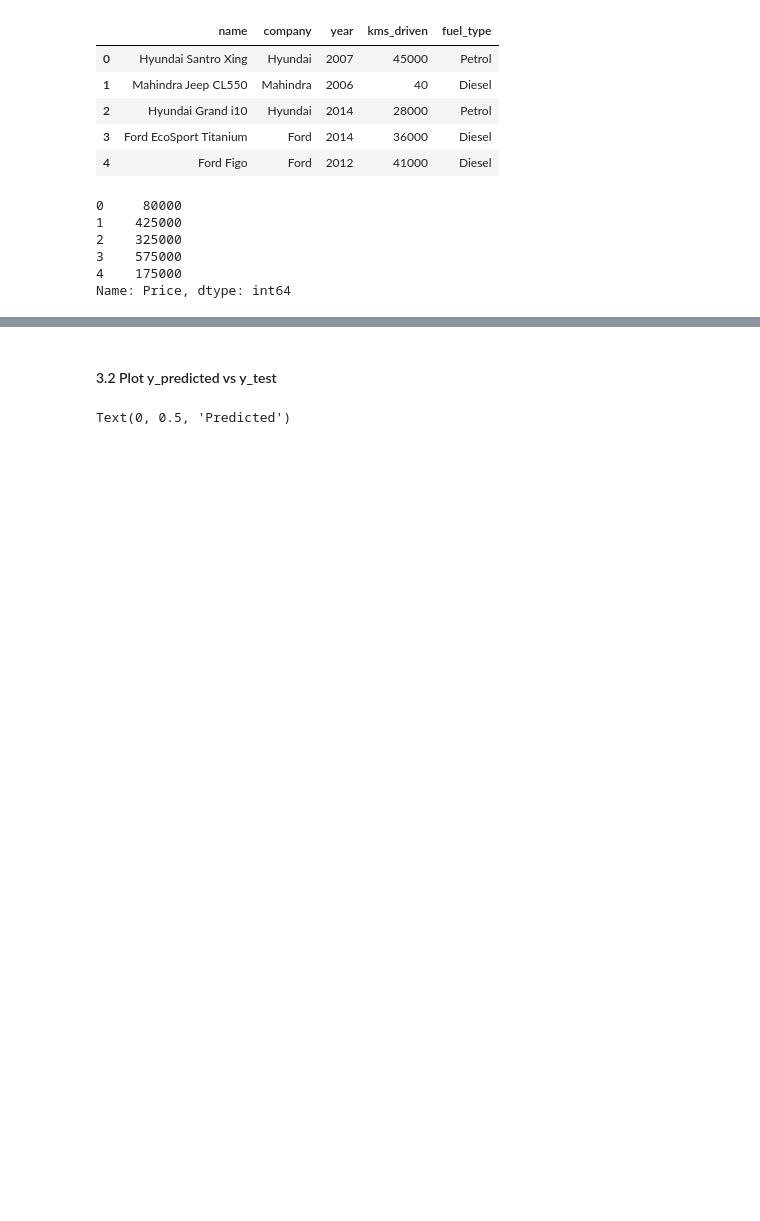
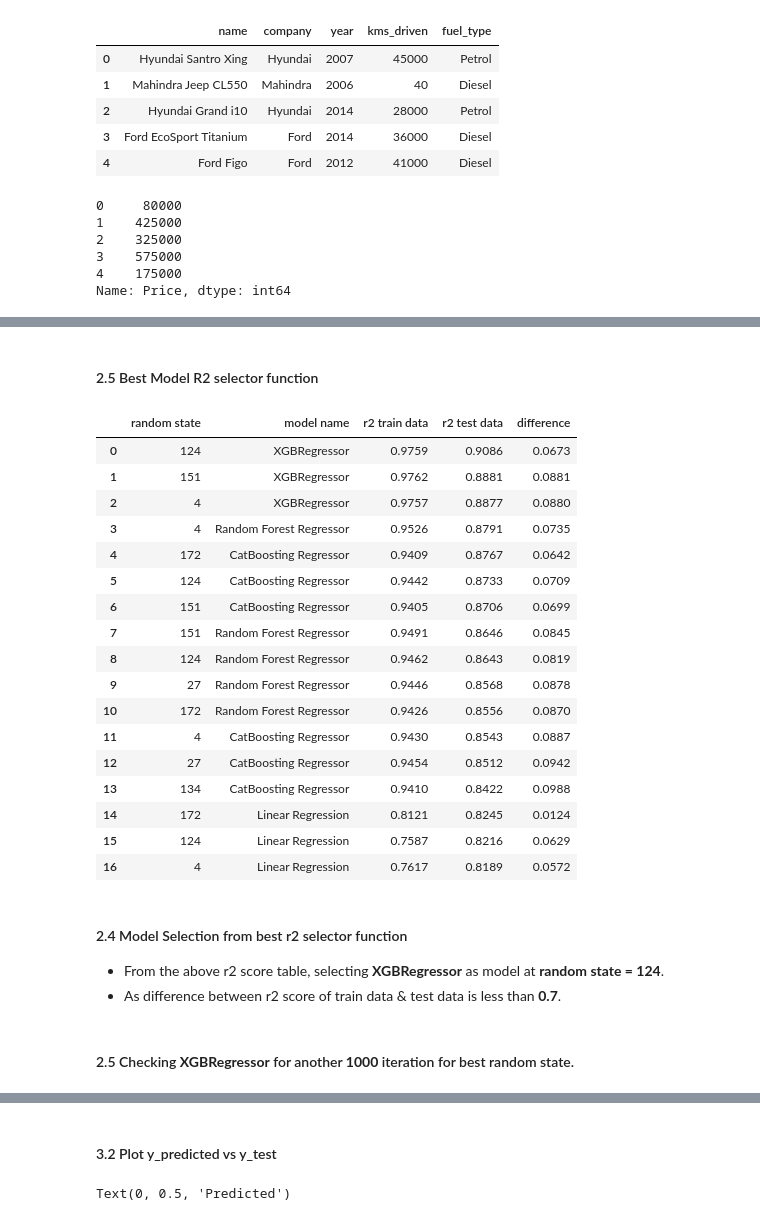
Before and after one commit to krishnarajpatil/Car_Price_Predictor, a Jupyter notebook: notebook/2. MODEL TRAINING.ipynb, the cells around one changed output, grey strips where cells are left out. Drawn from its saved outputs; the diff is of its cells as text; code cells hidden in the pictures; blank space fills up the shorter version.

```diff
--- a/notebook/2. MODEL TRAINING.ipynb
+++ b/notebook/2. MODEL TRAINING.ipynb
@@ -285,0 +171,71 @@ print(r2_score(y_test, y_test_pred))
+# %%
+rand_states, models, r2_score_train_data, r2_score_test_data = model_R2_calc(x, y, column_trans, 200)
+# %% [markdown]
+#### 2.5 Best Model R2 selector function
+# %%
+def best_model_R2_selector(random_state_data, model_data, r2_train_score_data, r2_test_score_data):
+    """
+    This function selects best r2 score of model.
+    It takes input "random_state_data" as list of random states,
+    "model_data" as list of models w.r.t. random states,
+    "r2_train_score_data" as list of r2 of train data w.r.t model & random state
+    & "r2_test_score_data"as list of r2 of train data w.r.t model & random state.
+    In the return, it gives - "new_rand_state - best random state",
+    "new_model_list - list of best models to use at that random state",
+    "new_r2_train_list - best r2 score of train model w.r.t. that best random state & model",
+    "new_r2_test_list - bestr2 score of test model w.r.t. that best random state & model".
+    """
+
+    best_random_state_data = []
+    best_model_data = []
+    best_r2_train_score_data = []
+    best_r2_test_score_data = []
+
+    for k in range(len(random_state_data)):
+        if (abs(r2_train_score_data[k] - r2_test_score_data[k]) < 0.1) and (r2_test_score_data[k] > 0.8):
+            best_random_state_data.append(random_state_data[k])
+            best_model_data.append(model_data[k])
+            best_r2_train_score_data.append(r2_train_score_data[k])
+            best_r2_test_score_data.append(r2_test_score_data[k])
+
+    return best_random_state_data, best_model_data, best_r2_train_score_data, best_r2_test_score_data
+# %%
+best_rand_states, best_models, best_r2_score_train_data, best_r2_score_test_data  = best_model_R2_selector(
+    rand_states, models, r2_score_train_data, r2_score_test_data
+    )
+# %%
+dictionary = {
+    "random state": best_rand_states,
+    "model name":best_models,
+    "r2 train data":best_r2_score_train_data,
+    "r2 test data":best_r2_score_test_data
+    }
+bestModelsDF = pd.DataFrame(dictionary)
+bestModelsDF["difference"] = abs(bestModelsDF["r2 train data"] - bestModelsDF['r2 test data'])
+bestModelsDF = bestModelsDF.sort_values(by=['r2 test data'], ascending=False).reset_index(drop=True)
+bestModelsDF
+# %% [output]
+|  | random state | model name | r2 train data | r2 test data | difference |
+| 0 | 124 | XGBRegressor | 0.9759 | 0.9086 | 0.0673 |
+| 1 | 151 | XGBRegressor | 0.9762 | 0.8881 | 0.0881 |
+| 2 | 4 | XGBRegressor | 0.9757 | 0.8877 | 0.0880 |
+| 3 | 4 | Random Forest Regressor | 0.9526 | 0.8791 | 0.0735 |
+| 4 | 172 | CatBoosting Regressor | 0.9409 | 0.8767 | 0.0642 |
+| 5 | 124 | CatBoosting Regressor | 0.9442 | 0.8733 | 0.0709 |
+| 6 | 151 | CatBoosting Regressor | 0.9405 | 0.8706 | 0.0699 |
+| 7 | 151 | Random Forest Regressor | 0.9491 | 0.8646 | 0.0845 |
+| 8 | 124 | Random Forest Regressor | 0.9462 | 0.8643 | 0.0819 |
+| 9 | 27 | Random Forest Regressor | 0.9446 | 0.8568 | 0.0878 |
+| 10 | 172 | Random Forest Regressor | 0.9426 | 0.8556 | 0.0870 |
+| 11 | 4 | CatBoosting Regressor | 0.9430 | 0.8543 | 0.0887 |
+| 12 | 27 | CatBoosting Regressor | 0.9454 | 0.8512 | 0.0942 |
+| 13 | 134 | CatBoosting Regressor | 0.9410 | 0.8422 | 0.0988 |
+| 14 | 172 | Linear Regression | 0.8121 | 0.8245 | 0.0124 |
+| 15 | 124 | Linear Regression | 0.7587 | 0.8216 | 0.0629 |
+| 16 | 4 | Linear Regression | 0.7617 | 0.8189 | 0.0572 |
+# %% [markdown]
+#### 2.4 Model Selection from best r2 selector function
+- From the above r2 score table, selecting **XGBRegressor** as model at **random state = 124**.
+- As difference between r2 score of train data & test data is less than **0.7**.
+# %% [markdown]
+#### 2.5 Checking **XGBRegressor** for another **1000** iteration for best random state.
```
Also changed, not shown: parts of 40 cells of this notebook.
